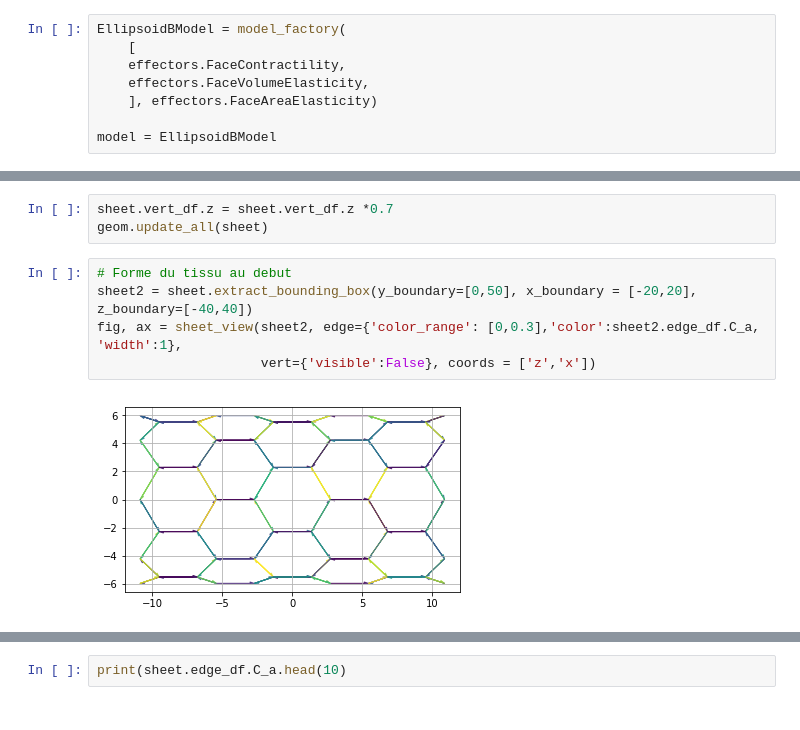
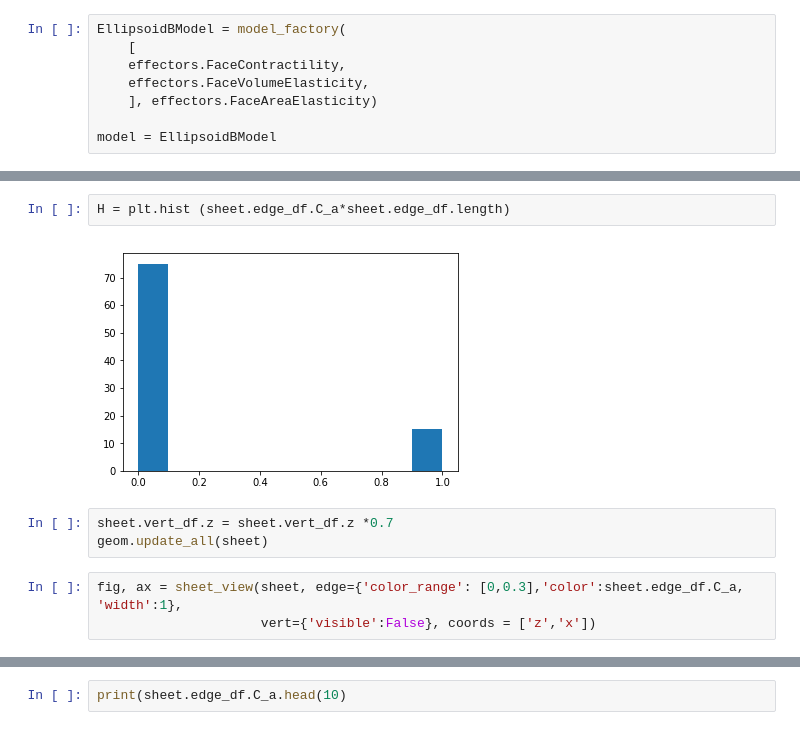
Before and after one commit to suzannelab/polarity, a Jupyter notebook: notebooks/polarity_salbreux.ipynb, the cells around one changed output, grey strips where cells are left out. Cells and saved outputs as stored; diff of their text form.

```diff
--- a/notebooks/polarity_salbreux.ipynb
+++ b/notebooks/polarity_salbreux.ipynb
@@ -241,10 +164,10 @@ print (tmps2)
+# %%
+H = plt.hist (sheet.edge_df.C_a*sheet.edge_df.length)
+# %% [output]
+[figure, added]
 # %%
 sheet.vert_df.z = sheet.vert_df.z *0.7
 geom.update_all(sheet)
 # %%
-# Forme du tissu au debut
-sheet2 = sheet.extract_bounding_box(y_boundary=[0,50], x_boundary = [-20,20], z_boundary=[-40,40])
-fig, ax = sheet_view(sheet2, edge={'color_range': [0,0.3],'color':sheet2.edge_df.C_a, 'width':1},
+fig, ax = sheet_view(sheet, edge={'color_range': [0,0.3],'color':sheet.edge_df.C_a, 'width':1},
                      vert={'visible':False}, coords = ['z','x'])
-# %% [output]
-[figure, removed]
```
Also changed, not shown: parts of 26 cells of this notebook, 5 other files.
